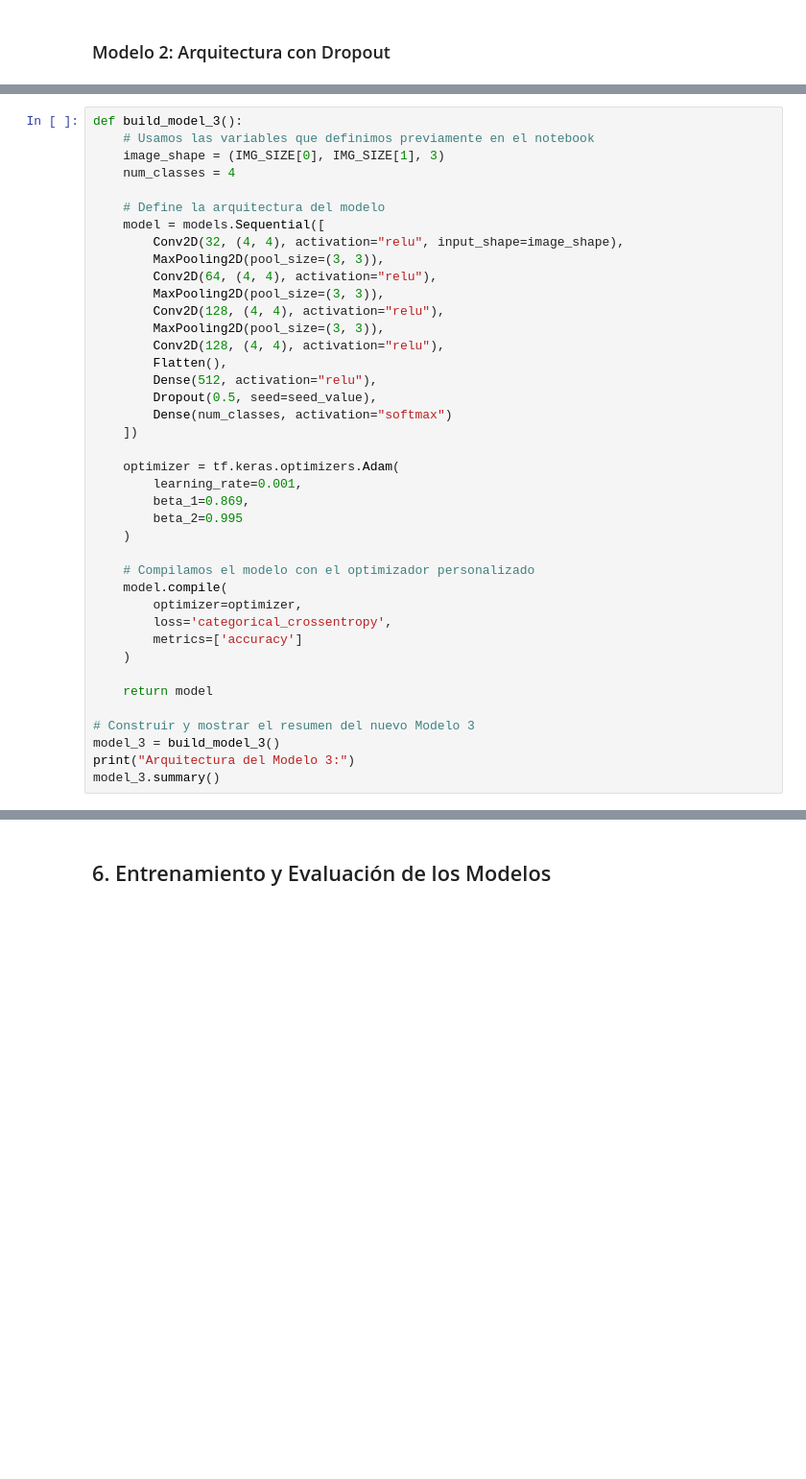
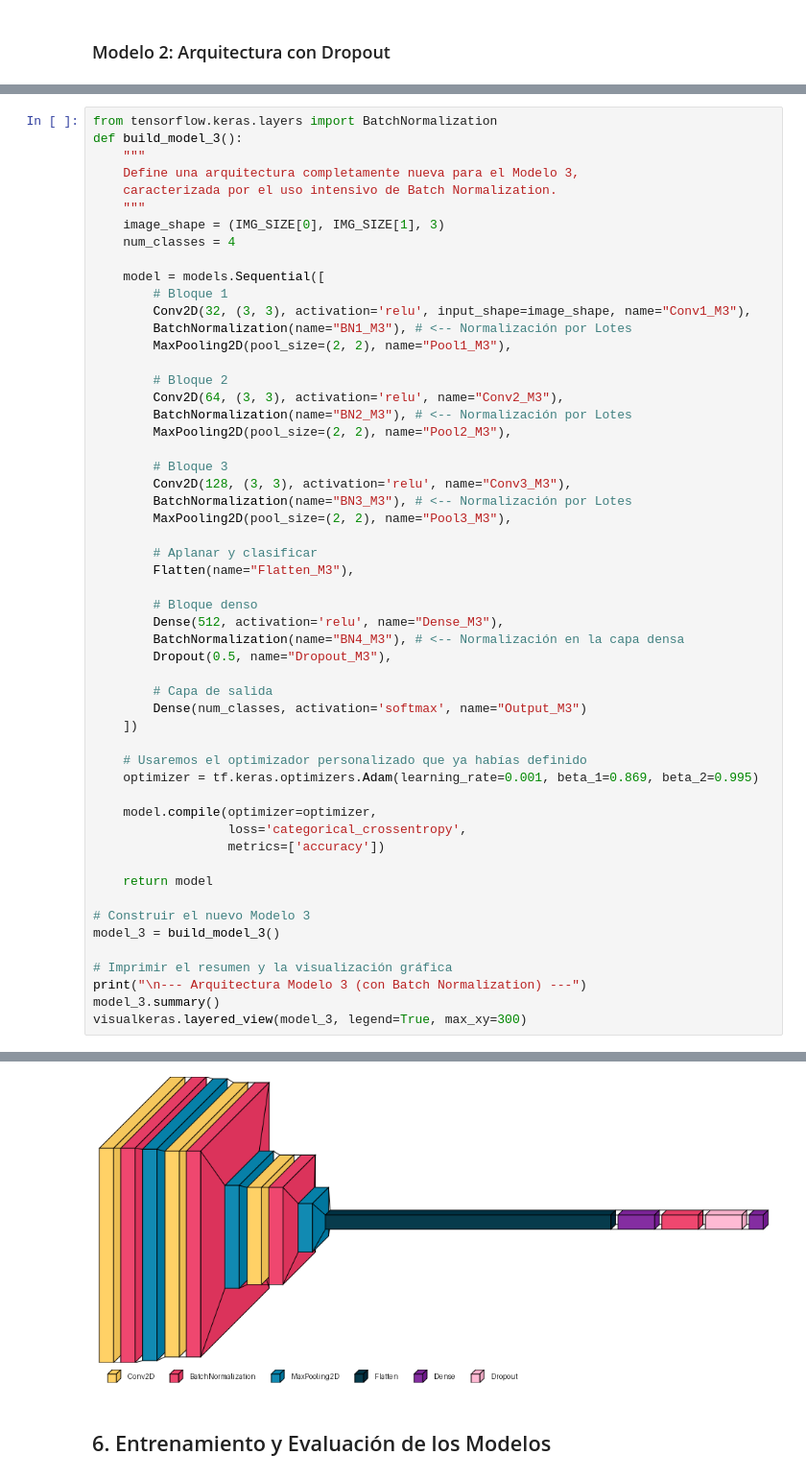
Before and after one commit to LeslyEJB/UseCase_III-Adi-Les, a Jupyter notebook: Use_Case_III.ipynb, the cells around one changed output, grey strips where cells are left out. Shown at 96% size. Drawn from its saved outputs; the diff is of its cells as text; blank space fills up the shorter version.

```diff
--- a/Use_Case_III.ipynb
+++ b/Use_Case_III.ipynb
@@ -326,41 +328,55 @@ Model: "sequential_1"
 # %%
+from tensorflow.keras.layers import BatchNormalization
 def build_model_3():
-    # Usamos las variables que definimos previamente en el notebook
+    """
+    Define una arquitectura completamente nueva para el Modelo 3,
+    caracterizada por el uso intensivo de Batch Normalization.
+    """
     image_shape = (IMG_SIZE[0], IMG_SIZE[1], 3)
     num_classes = 4
 
-    # Define la arquitectura del modelo
     model = models.Sequential([
-        Conv2D(32, (4, 4), activation="relu", input_shape=image_shape),
-        MaxPooling2D(pool_size=(3, 3)),
-        Conv2D(64, (4, 4), activation="relu"),
-        MaxPooling2D(pool_size=(3, 3)),
-        Conv2D(128, (4, 4), activation="relu"),
-        MaxPooling2D(pool_size=(3, 3)),
-        Conv2D(128, (4, 4), activation="relu"),
-        Flatten(),
-        Dense(512, activation="relu"),
-        Dropout(0.5, seed=seed_value),
-        Dense(num_classes, activation="softmax")
+        # Bloque 1
+        Conv2D(32, (3, 3), activation='relu', input_shape=image_shape, name="Conv1_M3"),
+        BatchNormalization(name="BN1_M3"), # <-- Normalización por Lotes
+        MaxPooling2D(pool_size=(2, 2), name="Pool1_M3"),
+
+        # Bloque 2
+        Conv2D(64, (3, 3), activation='relu', name="Conv2_M3"),
+        BatchNormalization(name="BN2_M3"), # <-- Normalización por Lotes
+        MaxPooling2D(pool_size=(2, 2), name="Pool2_M3"),
+
+        # Bloque 3
+        Conv2D(128, (3, 3), activation='relu', name="Conv3_M3"),
+        BatchNormalization(name="BN3_M3"), # <-- Normalización por Lotes
+        MaxPooling2D(pool_size=(2, 2), name="Pool3_M3"),
+
+        # Aplanar y clasificar
+        Flatten(name="Flatten_M3"),
+
+        # Bloque denso
+        Dense(512, activation='relu', name="Dense_M3"),
+        BatchNormalization(name="BN4_M3"), # <-- Normalización en la capa densa
+        Dropout(0.5, name="Dropout_M3"),
+
+        # Capa de salida
+        Dense(num_classes, activation='softmax', name="Output_M3")
     ])
 
-    optimizer = tf.keras.optimizers.Adam(
-        learning_rate=0.001,
-        beta_1=0.869,
-        beta_2=0.995
-    )
+    # Usaremos el optimizador personalizado que ya habías definido
+    optimizer = tf.keras.optimizers.Adam(learning_rate=0.001, beta_1=0.869, beta_2=0.995)
 
-    # Compilamos el modelo con el optimizador personalizado
-    model.compile(
-        optimizer=optimizer,
-        loss='categorical_crossentropy',
-        metrics=['accuracy']
-    )
+    model.compile(optimizer=optimizer,
+                  loss='categorical_crossentropy',
+                  metrics=['accuracy'])
 
     return model
 
-# Construir y mostrar el resumen del nuevo Modelo 3
+# Construir el nuevo Modelo 3
 model_3 = build_model_3()
-print("Arquitectura del Modelo 3:")
+
+# Imprimir el resumen y la visualización gráfica
+print("\n--- Arquitectura Modelo 3 (con Batch Normalization) ---")
 model_3.summary()
+visualkeras.layered_view(model_3, legend=True, max_xy=300)
 # %% [output]
@@ -389,3 +405,4 @@ Model: "sequential_2"
+[figure, added]
 # %% [markdown]
 ## 6. Entrenamiento y Evaluación de los Modelos
 # %%
```
Also changed, not shown: parts of 16 cells of this notebook.
